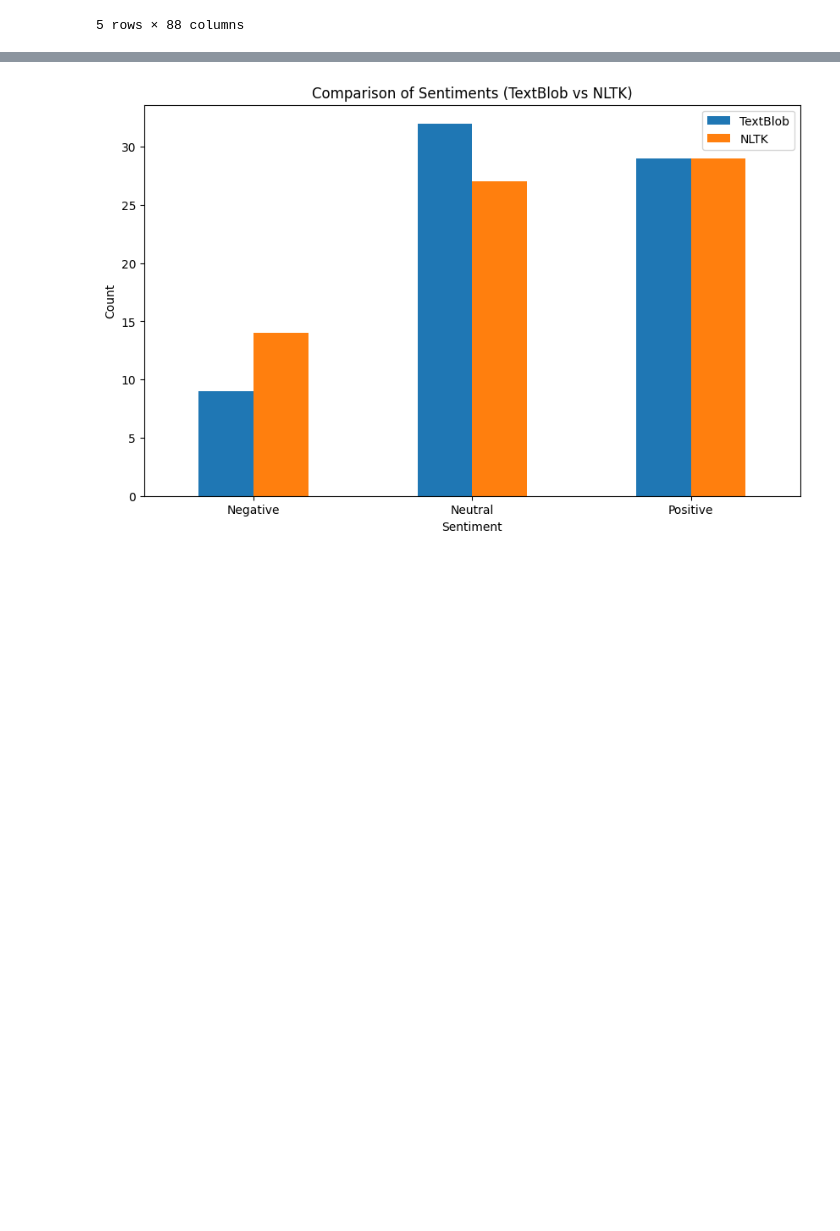
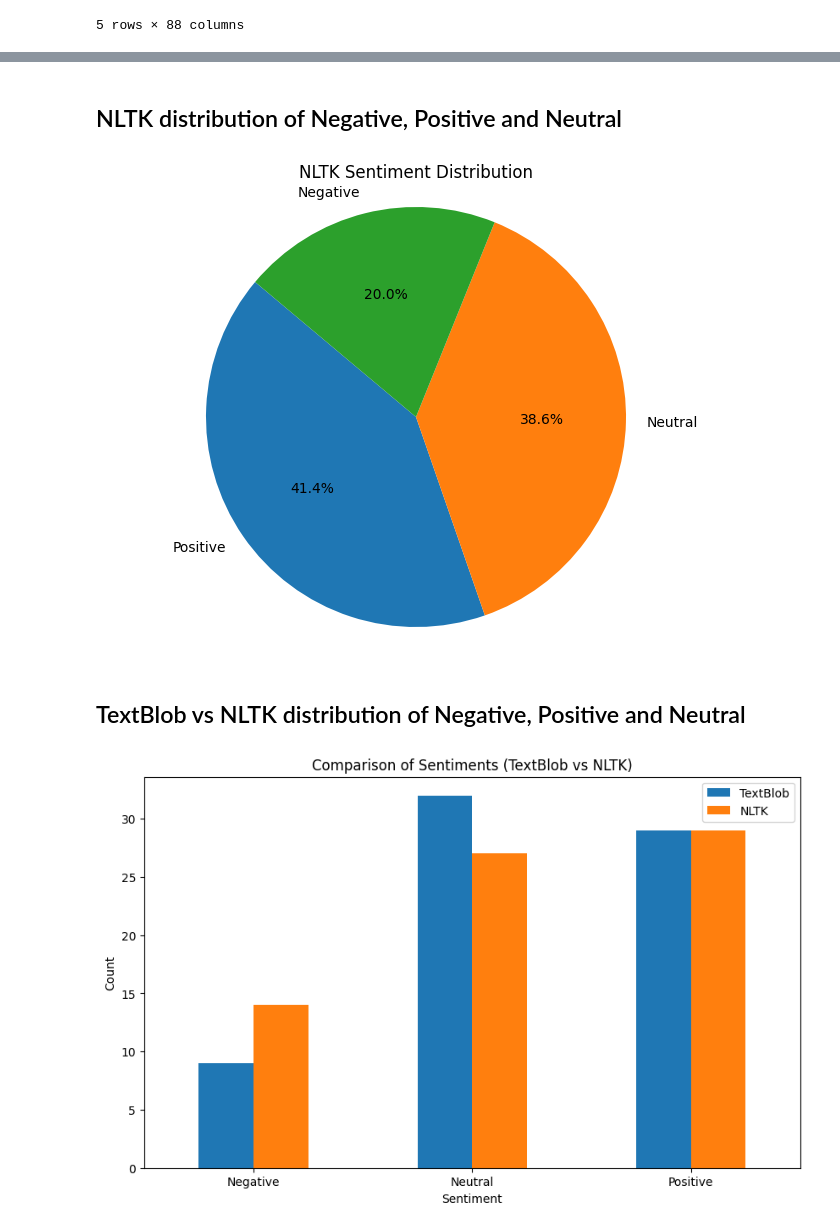
Before and after one commit to danielecalixto/x_twitter_engagement, a Jupyter notebook: tweet_sentiment.ipynb, the cells around one changed output, grey strips where cells are left out. Drawn from its saved outputs; the diff is of its cells as text; code cells hidden in the pictures; blank space fills up the shorter version.

```diff
--- a/tweet_sentiment.ipynb
+++ b/tweet_sentiment.ipynb
@@ -172,3 +203,17 @@ Name: count, dtype: int64
+# %% [markdown]
+## NLTK distribution of Negative, Positive and Neutral
+# %%
+nltk_counts = df['nltk_sentiment'].value_counts()
+plt.figure(figsize=(8, 6))
+plt.pie(nltk_counts, labels=nltk_counts.index, autopct='%1.1f%%', startangle=140)
+plt.title('NLTK Sentiment Distribution')
+plt.axis('equal')
+
+plt.show()
+# %% [output]
+[figure, added]
+# %% [markdown]
+## TextBlob vs NLTK distribution of Negative, Positive and Neutral
 # %%
 counts_df = pd.DataFrame({'TextBlob': textblob_counts, 'NLTK': nltk_counts})
 
```
Also changed, not shown: parts of 31 cells of this notebook.
